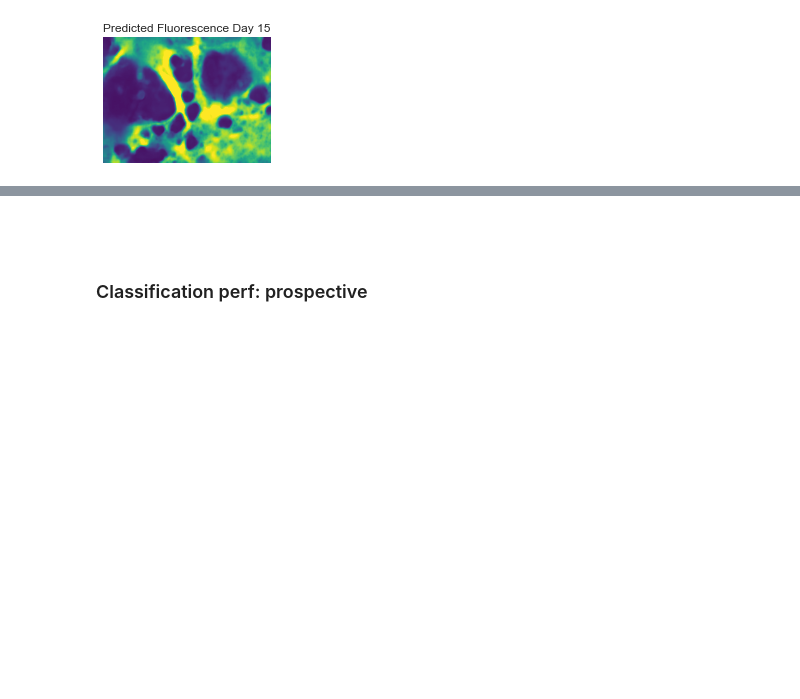
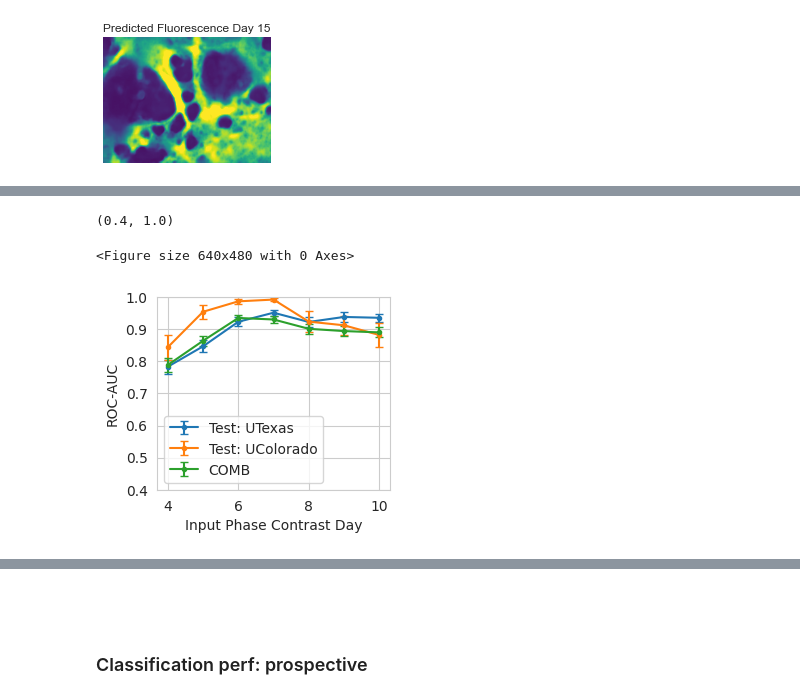
Before and after one commit to miaecle/DiffPred, a Jupyter notebook: metric_breakdown_test.ipynb, the cells around one changed output, grey strips where cells are left out. Drawn from its saved outputs; the diff is of its cells as text; code cells hidden in the pictures; blank space fills up the shorter version.

```diff
--- a/metric_breakdown_test.ipynb
+++ b/metric_breakdown_test.ipynb
@@ -467,0 +504,29 @@ for sample_w in sample_ws:
+# %%
+curves = {}
+pred_val_dfs = {}
+pred_file_names = ['psp-valid-pred-to-15', 'psp-valid-pred-to-17', 'psp-valid-pred-to-18']
+# pred_file_names = ['ex-test-pred-to-17', 'ex-test-pred-to-18']
+
+line_paths = {
+    # 'Test: UofT': '/oak/stanford/groups/jamesz/zqwu/iPSC_data/VALIDATION/line_institutions/ex_UofT/0-to-0',
+    'Test: UTexas': '/oak/stanford/groups/jamesz/zqwu/iPSC_data/VALIDATION/line_institutions/ex_UTexas/0-to-0',
+    'Test: UColorado': '/oak/stanford/groups/jamesz/zqwu/iPSC_data/VALIDATION/line_institutions/ex_UColorado/0-to-0',
+}
+
+for line_name, line_path in line_paths.items():
+    label_dict = read_labels(line_path)
+    pred_dicts = [load_cla_pred_as_dict(line_path.replace('0-to-0', pred_file_name)) for pred_file_name in pred_file_names if os.path.exists(line_path.replace('0-to-0', pred_file_name))]
+    ens_pd = ensemble_multiple_cla_preds(pred_dicts)
+
+    binary_label_dict = binarize_scores(label_dict, cutoff=2)
+    binary_pred_dicts = [binarize_scores(pred_dict, cutoff=2) for pred_dict in pred_dicts]
+    binary_ens_pd = binarize_scores(ens_pd, cutoff=2)
+
+    # for pred_file_name, bin_pd in zip(pred_file_names, binary_pred_dicts):
+    #     curves[pred_file_name], _ = report_series_accuracy(bin_pd, binary_label_dict, start=2, end=10, print_res=False, exclude_ambiguous=(not '3R' in line_name))
+
+    auc_curve, pred_val_df = report_series_accuracy(binary_ens_pd, binary_label_dict, start=2, end=10, print_res=False, exclude_ambiguous=False)
+    curves[line_name] = auc_curve
+    pred_val_dfs[line_name] = pred_val_df
+
+curves['COMB'], _ = combine_multi_line_preds(pred_val_dfs, label_cutoff=0.5, start=4, end=10, exclude_ambiguous=False)
@@ -467,0 +541,12 @@ for sample_w in sample_ws:
+# %%
+plt.clf()
+plt.figure(figsize=(3, 2.5))
+plot_kwargs = {'markersize': 3., 'linewidth': 1.5, 'capsize': 3.0, 'fmt': '-'}
+plot_roc_auc_curves(curves, day_range=(4, 10), plot_median=False, plot_kwargs=plot_kwargs)
+plt.legend()
+plt.ylim(0.4, 1.0)
+# plt.xticks(np.arange(4, 10))
+# %% [output]
+(0.4, 1.0)
+<Figure size 640x480 with 0 Axes>
+[figure, added]
```
Also changed, not shown: parts of 48 cells of this notebook, 4 other files.
